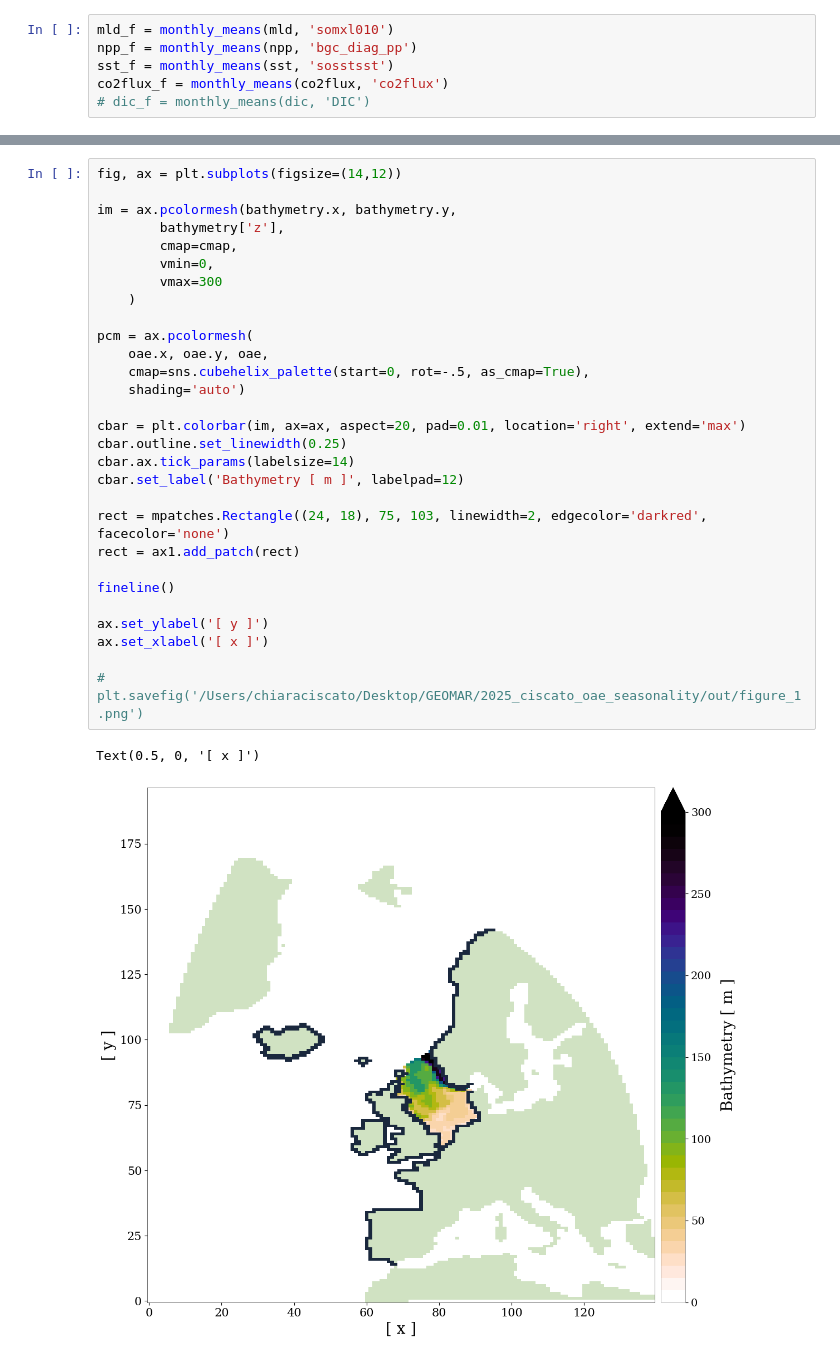
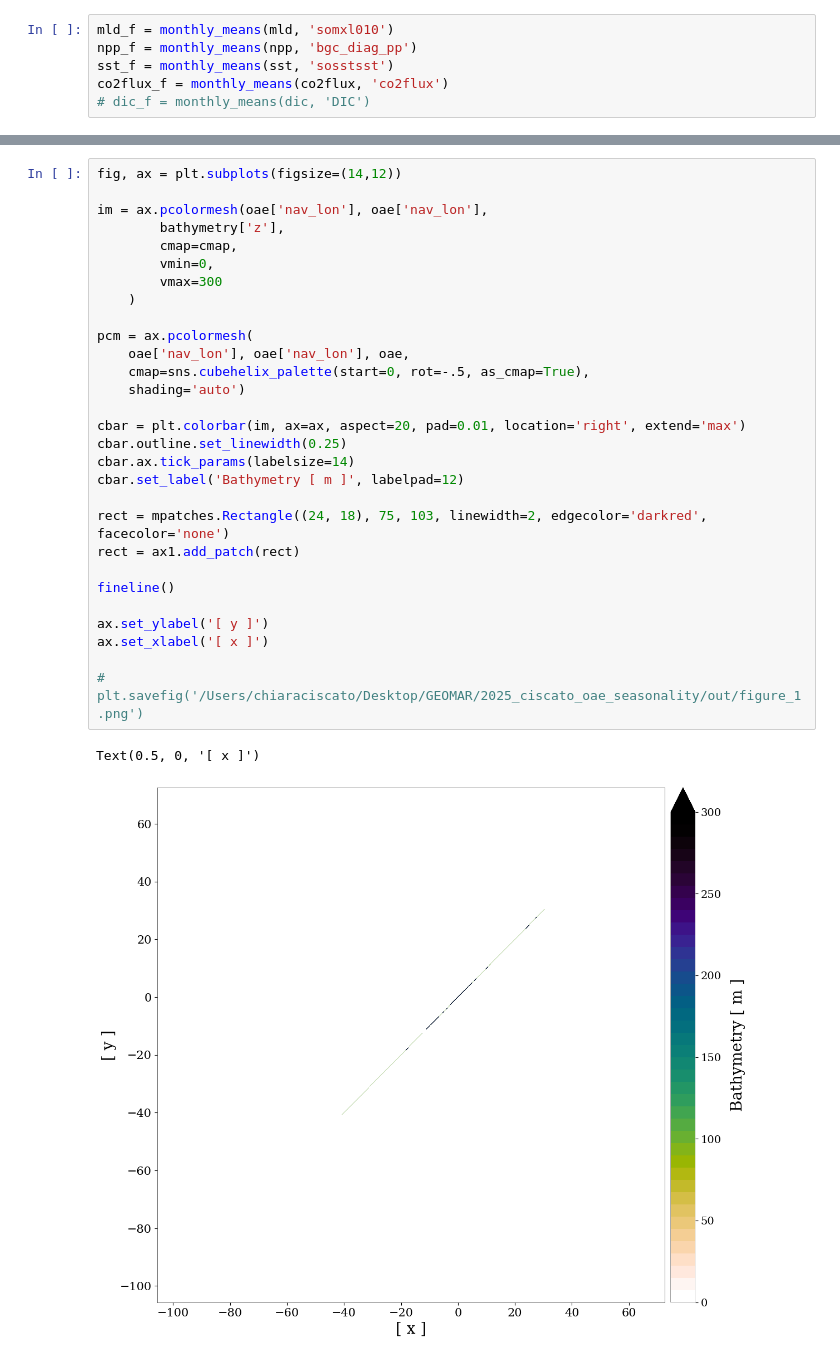
Before and after one commit to chiaraciscato/2026_ciscato_oae_seasonality, a Jupyter notebook: scripts/oae_addition_map.ipynb, the cells around one changed output, grey strips where cells are left out. Drawn from its saved outputs; the diff is of its cells as text.

```diff
--- a/scripts/oae_addition_map.ipynb
+++ b/scripts/oae_addition_map.ipynb
@@ -178,32 +178,32 @@ plt.savefig('/Users/chiaraciscato/Desktop/GEOMAR/2025_ciscato_oae_seasonality/ou
 # %%
 fig, ax = plt.subplots(figsize=(14,12))
 
-im = ax.pcolormesh(bathymetry.x, bathymetry.y,
+im = ax.pcolormesh(oae['nav_lon'], oae['nav_lon'],
         bathymetry['z'],
         cmap=cmap,
         vmin=0,
         vmax=300
     )
 
 pcm = ax.pcolormesh(
-    oae.x, oae.y, oae,
+    oae['nav_lon'], oae['nav_lon'], oae,
     cmap=sns.cubehelix_palette(start=0, rot=-.5, as_cmap=True),
     shading='auto')
 
 cbar = plt.colorbar(im, ax=ax, aspect=20, pad=0.01, location='right', extend='max')
 cbar.outline.set_linewidth(0.25)
 cbar.ax.tick_params(labelsize=14)
 cbar.set_label('Bathymetry [ m ]', labelpad=12)
 
 rect = mpatches.Rectangle((24, 18), 75, 103, linewidth=2, edgecolor='darkred', facecolor='none')
 rect = ax1.add_patch(rect)
 
 fineline()
 
 ax.set_ylabel('[ y ]')
 ax.set_xlabel('[ x ]')
 
 # plt.savefig('/Users/chiaraciscato/Desktop/GEOMAR/2025_ciscato_oae_seasonality/out/figure_1.png')
 # %% [output]
 Text(0.5, 0, '[ x ]')
-[figure, old version]
+[figure, new version]
```
Also changed, not shown: parts of 2 cells of this notebook, 1 other file.
